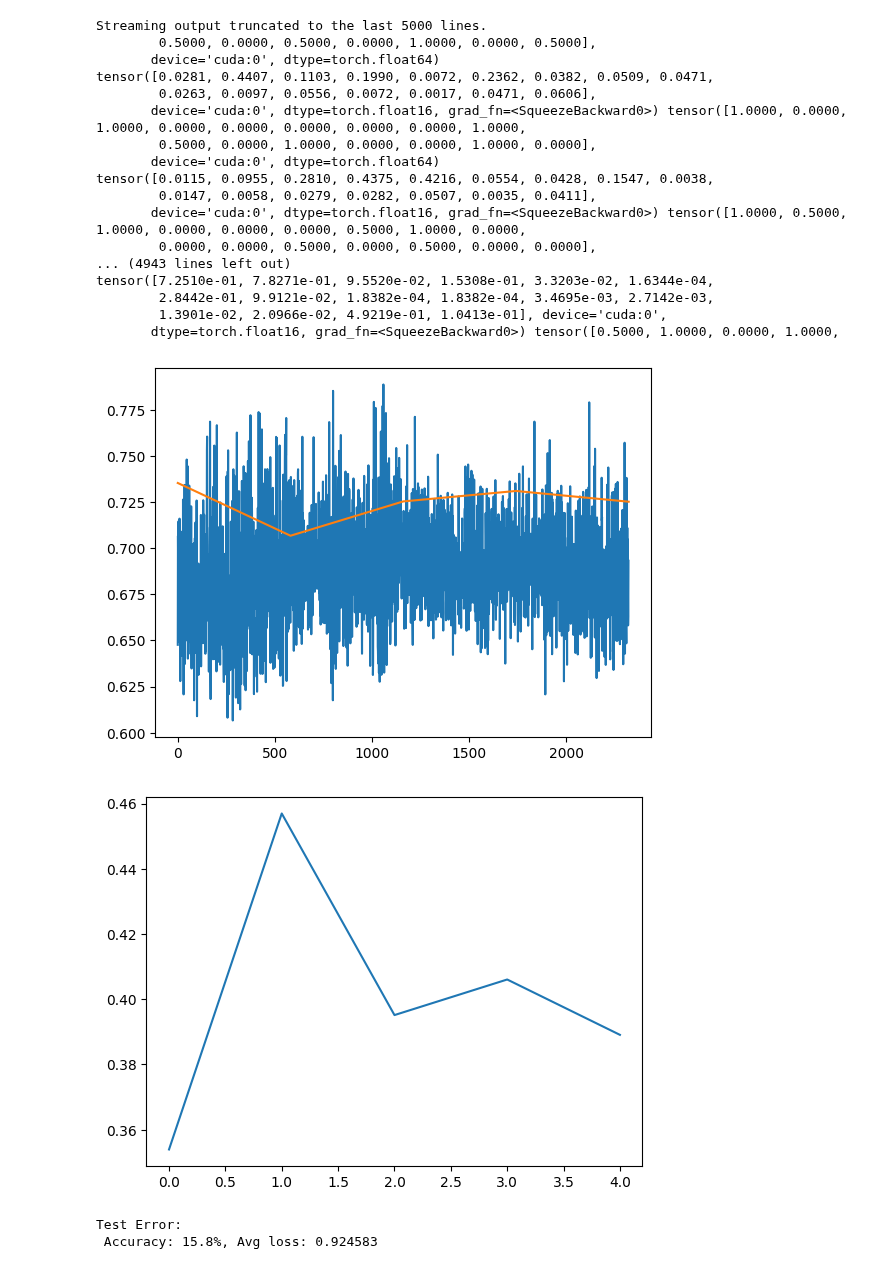
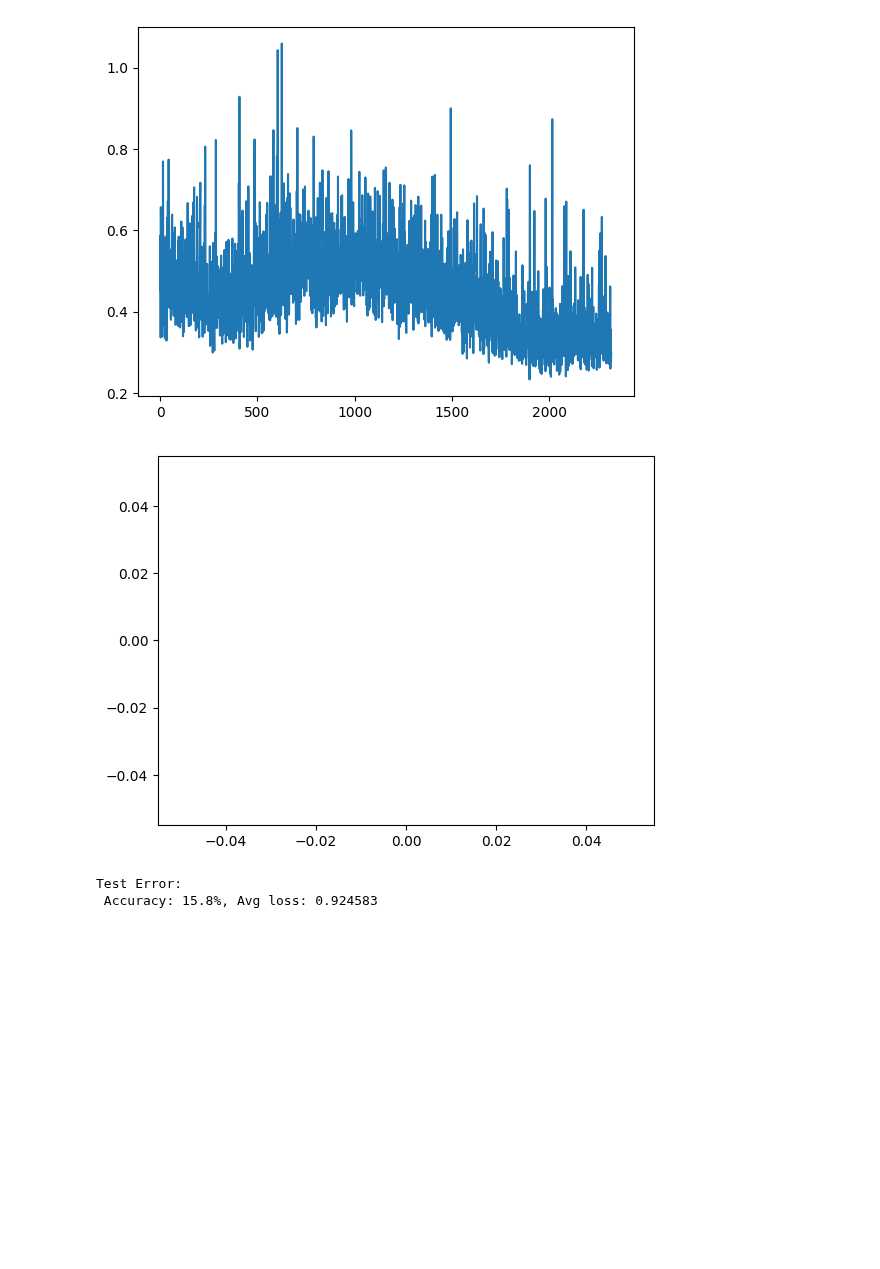
Before and after one commit to eisbetterthanpi/vision, a Jupyter notebook: bin_clss.ipynb, the cells around one changed output. Saved outputs shown, nothing was run; the diff lists cells and outputs as text; code cells hidden in the pictures; blank space fills up the shorter version.

```diff
--- a/bin_clss.ipynb
+++ b/bin_clss.ipynb
@@ -240,7 +245,9 @@ from torchvision import datasets, models, transforms
 model = models.resnet18(weights='DEFAULT') # 18 34 50 101 152
 num_ftrs = model.fc.in_features
 model.fc = nn.Identity()
-bincls = nn.Sequential(nn.Linear(num_ftrs*2, 1), nn.Sigmoid(),) # for bin classifier
+bincls = nn.Sequential(nn.Linear(num_ftrs*2, num_ftrs), nn.ReLU(), # for bin classifier
+                nn.Linear(num_ftrs, 1),)
+            #    nn.Sigmoid(),)
 # bincls = nn.Linear(num_ftrs*2, 1) # for bin classifier
 
 
@@ -248,7 +255,8 @@ bincls = nn.Sequential(nn.Linear(num_ftrs*2, 1), nn.Sigmoid(),) # for bin classi
 # # modules = [module for k, module in model._modules.items()]
 
 device = torch.device('cuda' if torch.cuda.is_available() else 'cpu')
-# model = model.to(device)
+model = model.to(device)
+bincls = bincls.to(device)
 # model = torch.compile(model.to(device))
-model = torch.compile(model.to(device),mode='max-autotune')
-bincls = torch.compile(bincls.to(device),mode='max-autotune')
+# model = torch.compile(model.to(device),mode='max-autotune')
+# bincls = torch.compile(bincls.to(device),mode='max-autotune')
@@ -355,13 +389,15 @@ min_lr= 1e-7
 max_lr= 1e-3 # 1e-2
 # 152: 1e-7 - 1e-4      result 3e-7 - 3e-6
 
-loss_fn = nn.CrossEntropyLoss()
+# loss_fn = nn.CrossEntropyLoss()
+loss_fn = nn.BCEWithLogitsLoss() # loss with sigmoid, so model no need sigmoid
 
 model.load_state_dict(torch.load("lr.pth"))
 # optimizer = torch.optim.AdamW(model.parameters(), lr=start_lr, betas=(0.9, 0.999), eps=1e-08, weight_decay=0.01)
 # optimizer = torch.optim.SGD(model.parameters(), lr=start_lr, momentum=0.9)
 import bitsandbytes as bnb
-optimizer = bnb.optim.AdamW(model.parameters(), lr=min_lr, betas=(0.9, 0.999), optim_bits=8)
+# optimizer = bnb.optim.AdamW(model.parameters(), lr=min_lr, betas=(0.9, 0.999), optim_bits=8)
+optimizer = bnb.optim.AdamW(list(model.parameters())+ list(bincls.parameters()), lr=min_lr, betas=(0.9, 0.999), optim_bits=8)
 
 # num_batches=int(np.ceil(len(test_loader)/batch_size))
 num_batches=len(test_loader)
@@ -415,7 +448,7 @@ start = time.time()
 acc_lst, train_lst, test_lst=[],[],[]
 # loss_fn = nn.CrossEntropyLoss()
 # loss_fn = nn.BCELoss()
-loss_fn = nn.BCEWithLogitsLoss()
+loss_fn = nn.BCEWithLogitsLoss() # loss with sigmoid, so model no need sigmoid
 
 base_lr, max_lr = 1e-6, 3e-5 # 1e-5, 1e-3 #0.5#
 # res152 3e-7, 3e-6
@@ -426,7 +459,8 @@ epochs = 5 #5 20
 # optimizer = torch.optim.SGD(model.parameters(), lr = start_lr, momentum=0.9)
 # optimizer = torch.optim.AdamW(model.parameters(), lr=base_lr, betas=(0.9, 0.999), eps=1e-08, weight_decay=3e-6)
 import bitsandbytes as bnb # 8bit optimizer
-optimizer = bnb.optim.AdamW(model.parameters(), lr=base_lr, betas=(0.9, 0.999), optim_bits=8)
+# optimizer = bnb.optim.AdamW(model.parameters(), lr=base_lr, betas=(0.9, 0.999), optim_bits=8)
+optimizer = bnb.optim.AdamW(list(model.parameters())+ list(bincls.parameters()), lr=base_lr, betas=(0.9, 0.999), optim_bits=8)
 # optimizer = bnb.optim.AdamW(model.parameters(), lr=1e-5, betas=(0.9, 0.999), optim_bits=8)
 # 152 1e-5
 # cnn 3e-4
@@ -452,10 +486,10 @@ for t in range(0,epochs):
     # train_ls = strain(train_loader, model, loss_fn, optimizer, scheduler)
     # correct, test_loss = test(test_loader, model, loss_fn)
     train_ls = strain(train_loader, (model,bincls), loss_fn, optimizer, scheduler)
-    correct, test_loss = test(test_loader, (model,bincls), loss_fn)
+    # correct, test_loss = test(test_loader, (model,bincls), loss_fn)
     train_lst.extend(train_ls)
-    test_lst.append(test_loss)
-    acc_lst.append(correct)
+    # test_lst.append(test_loss)
+    # acc_lst.append(correct)
 
     # checkpoint = { # https://discuss.pytorch.org/t/saving-model-and-optimiser-and-scheduler/52030
     # 'epoch': t,
@@ -475,7 +509,7 @@ print("time: ",end - start)
 import matplotlib.pyplot as plt
 plt.plot(train_lst)
 # plt.plot(np.linspace(0,len(train_lst),len(test_lst)), test_lst.cpu().numpy())
-plt.plot(np.linspace(0,len(train_lst),len(test_lst)), test_lst)
+# plt.plot(np.linspace(0,len(train_lst),len(test_lst)), test_lst)
 plt.show()
 plt.plot(acc_lst)
 plt.show()
@@ -486,6 +520,8 @@ torch.save(model.state_dict(), "model.pth")
 
 # model = NeuralNetwork().to(device)
 # model.load_state_dict(torch.load("model.pth"))
+
+# 38.9%, Avg loss: 0.725188  946s
 # %% [output]
 Epoch 1
 -------------------------------
@@ -493,22 +543,5 @@ Epoch 1
-Streaming output truncated to the last 5000 lines.
-        0.5000, 0.0000, 0.5000, 0.0000, 1.0000, 0.0000, 0.5000],
-       device='cuda:0', dtype=torch.float64)
-tensor([0.0281, 0.4407, 0.1103, 0.1990, 0.0072, 0.2362, 0.0382, 0.0509, 0.0471,
-        0.0263, 0.0097, 0.0556, 0.0072, 0.0017, 0.0471, 0.0606],
-       device='cuda:0', dtype=torch.float16, grad_fn=<SqueezeBackward0>) tensor([1.0000, 0.0000, 1.0000, 0.0000, 0.0000, 0.0000, 0.0000, 0.0000, 1.0000,
-        0.5000, 0.0000, 1.0000, 0.0000, 0.0000, 1.0000, 0.0000],
-       device='cuda:0', dtype=torch.float64)
-tensor([0.0115, 0.0955, 0.2810, 0.4375, 0.4216, 0.0554, 0.0428, 0.1547, 0.0038,
-        0.0147, 0.0058, 0.0279, 0.0282, 0.0507, 0.0035, 0.0411],
-       device='cuda:0', dtype=torch.float16, grad_fn=<SqueezeBackward0>) tensor([1.0000, 0.5000, 1.0000, 0.0000, 0.0000, 0.0000, 0.5000, 1.0000, 0.0000,
-        0.0000, 0.0000, 0.5000, 0.0000, 0.5000, 0.0000, 0.0000],
-... (4943 lines left out)
-tensor([7.2510e-01, 7.8271e-01, 9.5520e-02, 1.5308e-01, 3.3203e-02, 1.6344e-04,
-        2.8442e-01, 9.9121e-02, 1.8382e-04, 1.8382e-04, 3.4695e-03, 2.7142e-03,
-        1.3901e-02, 2.0966e-02, 4.9219e-01, 1.0413e-01], device='cuda:0',
-       dtype=torch.float16, grad_fn=<SqueezeBackward0>) tensor([0.5000, 1.0000, 0.0000, 1.0000,
-[figure, old version]
+[figure, new version]
-[figure, old version]
+[figure, new version]
 # %%
 # test_loss = test(test_loader, (model,bincls), loss_fn)
 correct, test_loss = test(test_loader, (model,bincls), loss_fn)
```
Also changed, not shown: parts of 9 cells of this notebook.
